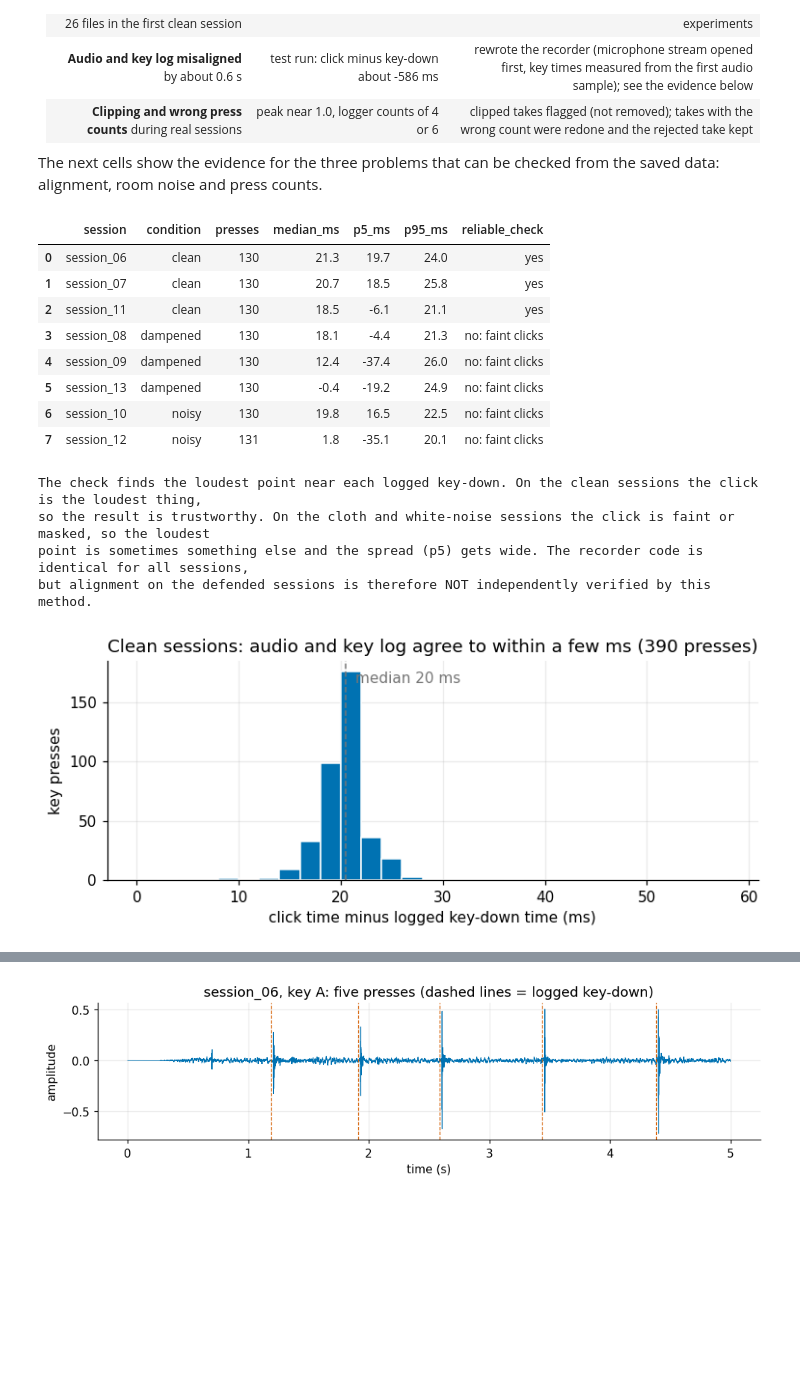
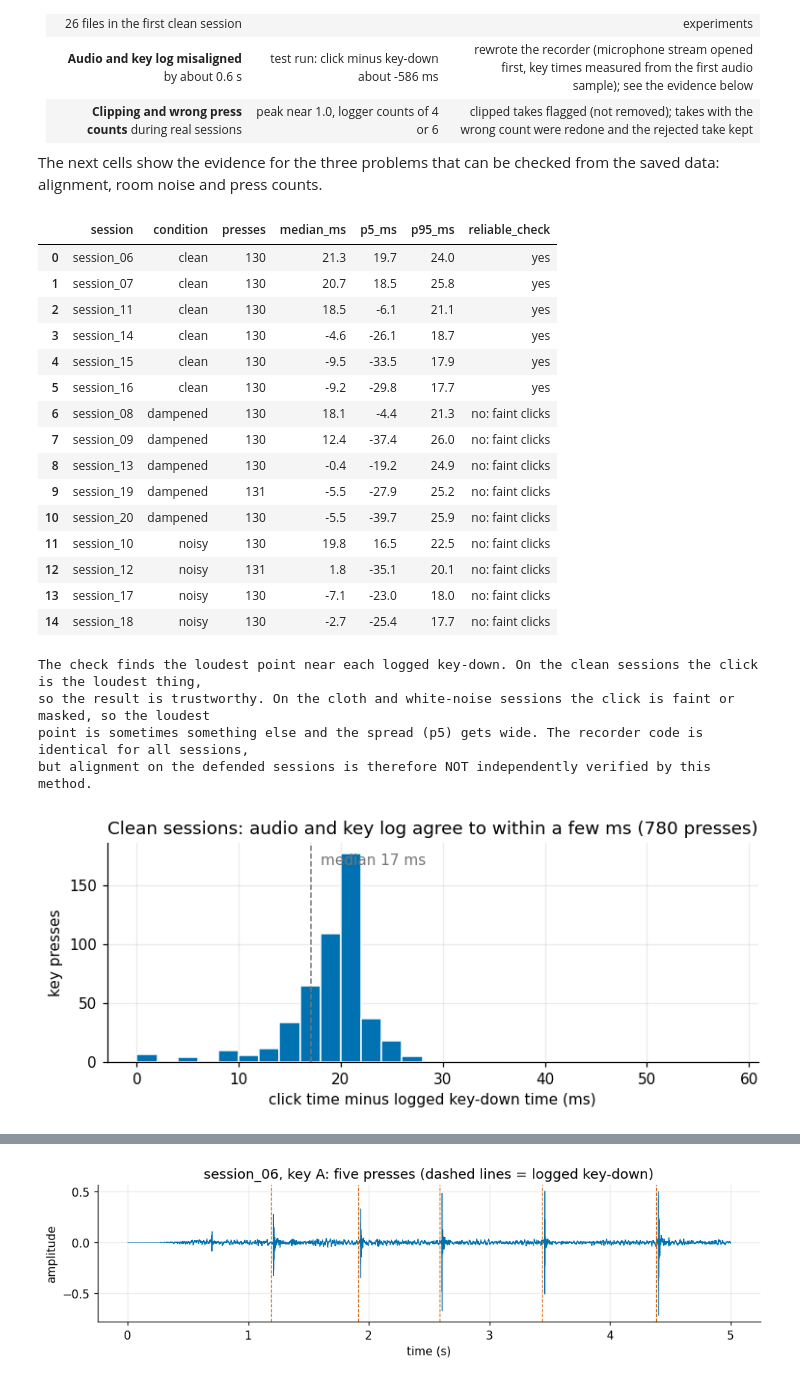
Before and after one commit to yazzzti23/Acoustic-Side-Channel-Attacks-on-Laptop-Keyboards, a Jupyter notebook: final_notebook/KeyLeak_Full_Analysis.ipynb, the cells around one changed output, grey strips where cells are left out. Drawn from its saved outputs; the diff is of its cells as text; code cells hidden in the pictures; blank space fills up the shorter version.

```diff
--- a/final_notebook/KeyLeak_Full_Analysis.ipynb
+++ b/final_notebook/KeyLeak_Full_Analysis.ipynb
@@ -32,7 +35,7 @@ Each key on a keyboard produces a slightly different click, because of where the
 
 **Ethics.** All audio is my own typing on my own keyboard. No passwords, no other people's typing and no private data were recorded.
 # %%
-import os, sys, re, time, warnings, importlib.util
+import os, sys, re, time, warnings, importlib.util, pickle
 from pathlib import Path
 from collections import Counter
 
@@ -43,6 +46,7 @@ import soundfile as sf
 import librosa
 from scipy.signal import butter, sosfiltfilt
 from sklearn.svm import SVC
+from sklearn.neural_network import MLPClassifier
 from sklearn.ensemble import RandomForestClassifier
 from sklearn.decomposition import PCA
 from sklearn.preprocessing import StandardScaler
@@ -63,20 +67,40 @@ sys.path.insert(0, str(ROOT / "src"))
 import extract_features as ef          # the same feature code used by the command-line scripts
 
 # ---- experiment configuration (edit this cell when you add sessions)
-CLEAN = ["session_06", "session_07", "session_11"]           # clean sessions with a key log
+CLEAN_DEV = ["session_06", "session_07", "session_11", "session_14", "session_15"]   # clean sessions used for training and development
+FINAL_TEST = "session_16"                                      # clean session kept out of every choice, evaluated at the end
+CLEAN = CLEAN_DEV                                              # (name kept for the sections below)
+CLEAN_ALL = CLEAN_DEV + [FINAL_TEST]
 DEFENDED = {                                                   # session -> (condition, setup)
     "session_08": ("dampened", "cloth under the stand"),
     "session_09": ("dampened", "cloth over the keys"),
     "session_13": ("dampened", "cloth over the keys"),
+    "session_19": ("dampened", "cloth over the keys"),
+    "session_20": ("dampened", "cloth over the keys"),
     "session_10": ("noisy", "white noise (phone)"),
     "session_12": ("noisy", "white noise (phone)"),
+    "session_17": ("noisy", "white noise (phone)"),
+    "session_18": ("noisy", "white noise (phone, a bit louder)"),
 }
-DEFENCES = {"White noise": ["session_10", "session_12"],
-            "Cloth over the keys": ["session_09", "session_13"]}
-TRAIN_BASE = ["session_06", "session_07"]                     # clean training sessions for the defence tests
-BASELINE_TEST = "session_11"                                   # clean session the attacker has never heard
+DEFENCES = {"White noise": ["session_10", "session_12", "session_17", "session_18"],
+            "Cloth over the keys": ["session_09", "session_13", "session_19", "session_20"]}
+TRAIN_BASE = CLEAN_DEV                                         # clean training sessions for the defence tests
+BASELINE_TEST = FINAL_TEST                                     # clean session the attacker has never heard
 PRE, POST, HP = 0.02, 0.08, 0.0                                # clip: 20 ms before to 80 ms after key-down; no high-pass
 SEED = 42
+# optional cache so a long notebook can be re-run quickly (set KEYLEAK_CACHE to a folder; unset = no cache)
+_cd = os.environ.get("KEYLEAK_CACHE")
+CACHE = Path(_cd) if _cd else None
+if CACHE: CACHE.mkdir(parents=True, exist_ok=True)
+def cached(name, fn):
+    if CACHE is None:
+        return fn()
+    p = CACHE / f"{name}.pkl"
+    if p.exists():
+        return pickle.load(open(p, "rb"))
+    v = fn()
+    pickle.dump(v, open(p, "wb"))
+    return v
 FEAT = ([f"mfcc{i}_mean" for i in range(1, ef.N_MFCC)] + [f"mfcc{i}_std" for i in range(1, ef.N_MFCC)])
 
 # ---- plot style: thin marks, quiet grid, colour-blind-safe palette (Okabe-Ito)
@@ -109,7 +133,7 @@ metadata rows: 368 | sessions: 13
 Sessions 01 to 05 are earlier pilot recordings made before the key logger existed; they are kept as raw data but are not used in the experiments (explained below).
 # %%
 rows = []
-used = set(CLEAN) | set(DEFENDED)
+used = set(CLEAN_ALL) | set(DEFENDED)
 for s in sorted(meta.session.unique()):
     m = meta[meta.session == s]
     acc = m[m.quality_flag != "REJECTED"]
@@ -177,43 +204,50 @@ def click_offsets(session):
                 offs.append((t[i[np.argmax(env[i])]] - d) * 1000)
     return np.array(offs)
 
-all_sessions = CLEAN + list(DEFENDED)
-off = {s: click_offsets(s) for s in all_sessions}
+all_sessions = CLEAN_ALL + list(DEFENDED)
+off = cached('off', lambda: {s: click_offsets(s) for s in all_sessions})
 rows = [dict(session=s, condition=meta.loc[meta.session == s, "condition"].iloc[0], presses=len(o),
              median_ms=round(float(np.median(o)), 1), p5_ms=round(float(np.percentile(o, 5)), 1),
              p95_ms=round(float(np.percentile(o, 95)), 1),
-             reliable_check="yes" if s in CLEAN else "no: faint clicks")
+             reliable_check="yes" if s in CLEAN_ALL else "no: faint clicks")
         for s, o in off.items()]
 display(pd.DataFrame(rows))
 print("The check finds the loudest point near each logged key-down. On the clean sessions the click is the loudest thing,")
 print("so the result is trustworthy. On the cloth and white-noise sessions the click is faint or masked, so the loudest")
 print("point is sometimes something else and the spread (p5) gets wide. The recorder code is identical for all sessions,")
 print("but alignment on the defended sessions is therefore NOT independently verified by this method.")
 
 fig, ax = plt.subplots(figsize=(7, 3))
-allo = np.concatenate([off[s] for s in CLEAN])
+allo = np.concatenate([off[s] for s in CLEAN_ALL])
 ax.hist(allo, bins=np.arange(0, 60, 2), color=C_CLEAN, edgecolor="white")
 ax.axvline(np.median(allo), color=C_GREY, ls="--", lw=1)
 ax.text(np.median(allo) + 1, ax.get_ylim()[1] * 0.9, f"median {np.median(allo):.0f} ms", color=C_GREY)
 ax.set_xlabel("click time minus logged key-down time (ms)")
 ax.set_ylabel("key presses")
 ax.set_title(f"Clean sessions: audio and key log agree to within a few ms ({len(allo)} presses)")
 fig.tight_layout(); fig.savefig(FIG / "alignment.png"); plt.show()
 # %% [output]
 |  | session | condition | presses | median_ms | p5_ms | p95_ms | reliable_check |
 | 0 | session_06 | clean | 130 | 21.3 | 19.7 | 24.0 | yes |
 | 1 | session_07 | clean | 130 | 20.7 | 18.5 | 25.8 | yes |
 | 2 | session_11 | clean | 130 | 18.5 | -6.1 | 21.1 | yes |
-| 3 | session_08 | dampened | 130 | 18.1 | -4.4 | 21.3 | no: faint clicks |
-| 4 | session_09 | dampened | 130 | 12.4 | -37.4 | 26.0 | no: faint clicks |
-| 5 | session_13 | dampened | 130 | -0.4 | -19.2 | 24.9 | no: faint clicks |
-| 6 | session_10 | noisy | 130 | 19.8 | 16.5 | 22.5 | no: faint clicks |
-| 7 | session_12 | noisy | 131 | 1.8 | -35.1 | 20.1 | no: faint clicks |
+| 3 | session_14 | clean | 130 | -4.6 | -26.1 | 18.7 | yes |
+| 4 | session_15 | clean | 130 | -9.5 | -33.5 | 17.9 | yes |
+| 5 | session_16 | clean | 130 | -9.2 | -29.8 | 17.7 | yes |
+| 6 | session_08 | dampened | 130 | 18.1 | -4.4 | 21.3 | no: faint clicks |
+| 7 | session_09 | dampened | 130 | 12.4 | -37.4 | 26.0 | no: faint clicks |
+| 8 | session_13 | dampened | 130 | -0.4 | -19.2 | 24.9 | no: faint clicks |
+| 9 | session_19 | dampened | 131 | -5.5 | -27.9 | 25.2 | no: faint clicks |
+| 10 | session_20 | dampened | 130 | -5.5 | -39.7 | 25.9 | no: faint clicks |
+| 11 | session_10 | noisy | 130 | 19.8 | 16.5 | 22.5 | no: faint clicks |
+| 12 | session_12 | noisy | 131 | 1.8 | -35.1 | 20.1 | no: faint clicks |
+| 13 | session_17 | noisy | 130 | -7.1 | -23.0 | 18.0 | no: faint clicks |
+| 14 | session_18 | noisy | 130 | -2.7 | -25.4 | 17.7 | no: faint clicks |
 The check finds the loudest point near each logged key-down. On the clean sessions the click is the loudest thing,
 so the result is trustworthy. On the cloth and white-noise sessions the click is faint or masked, so the loudest
 point is sometimes something else and the spread (p5) gets wide. The recorder code is identical for all sessions,
 but alignment on the defended sessions is therefore NOT independently verified by this method.
-[figure, old version]
+[figure, new version]
 # %%
 # room noise by frequency band: a white-noise session shows up as extra energy between 200 Hz and 8 kHz,
 # a low rumble shows up only below 200 Hz
```
Also changed, not shown: parts of 70 cells of this notebook, 18 other files.
